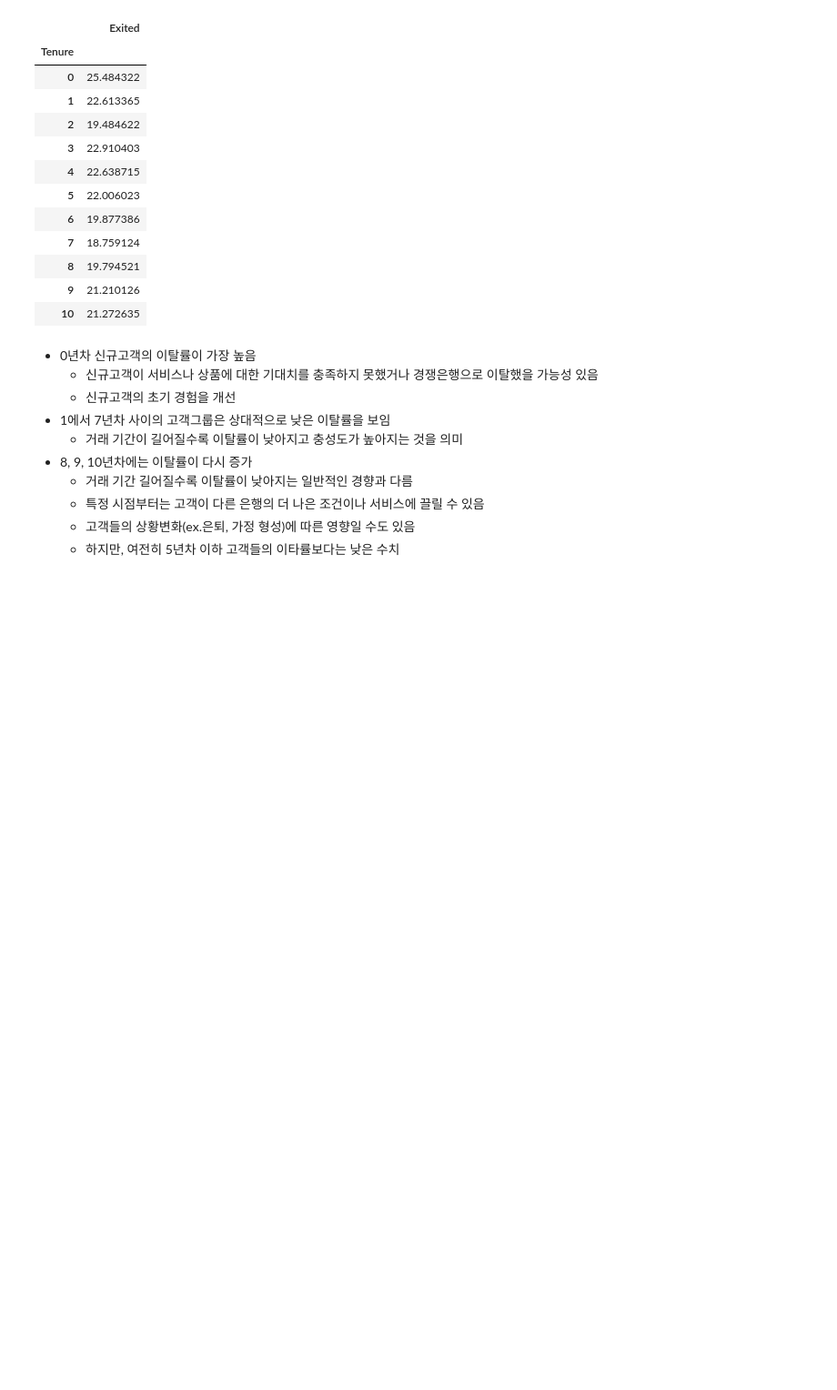
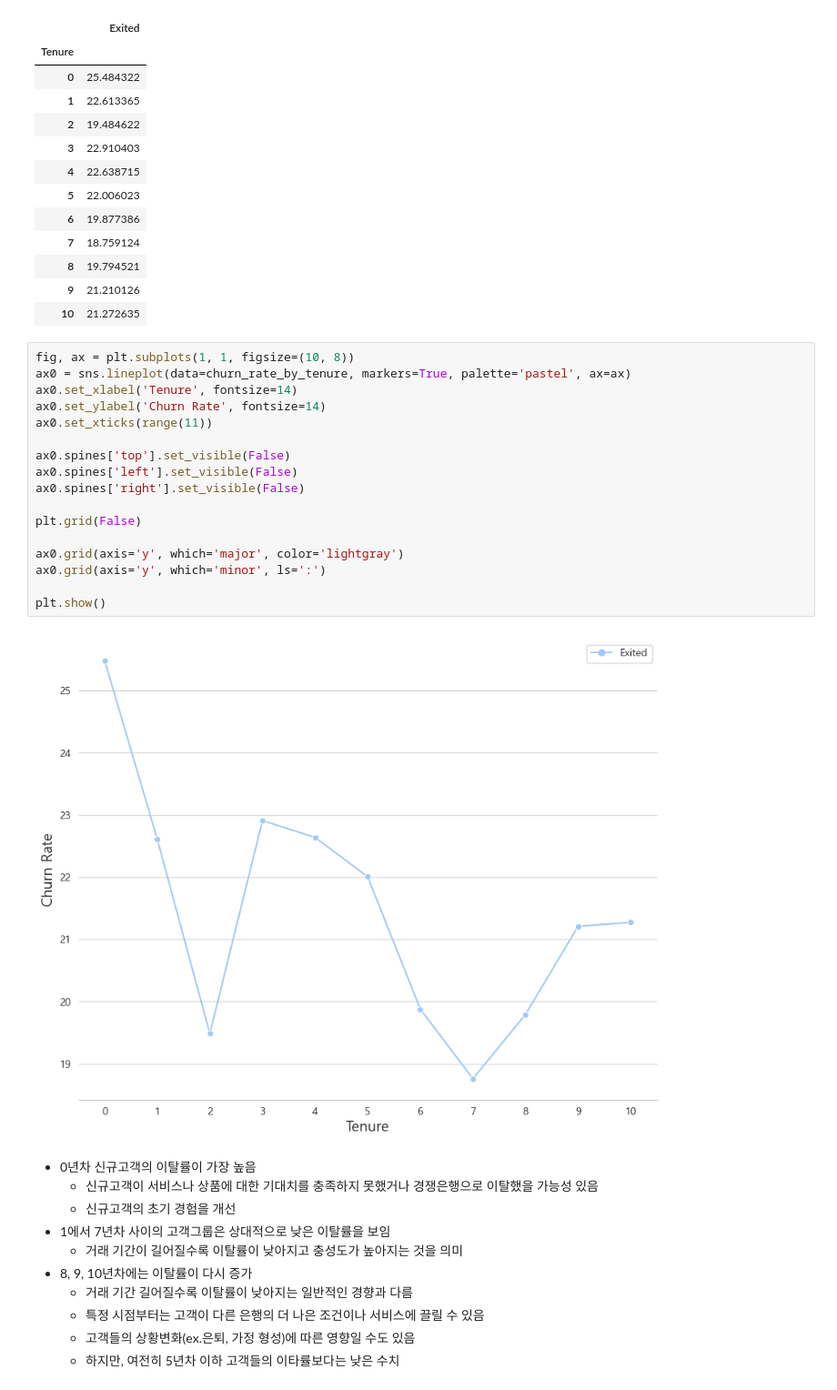
Before and after one commit to kikipark9/ML_Team_Project, a Jupyter notebook: eda_source/Cohort_Retension.ipynb, the cells around one changed output. Shown at 91% size. Drawn from its saved outputs; the diff is of its cells as text; blank space fills up the shorter version.

Commit message:
Tenure_Churn LinePlot

```diff
--- a/eda_source/Cohort_Retension.ipynb
+++ b/eda_source/Cohort_Retension.ipynb
@@ -36,6 +36,25 @@ churn_rate_by_tenure
 | 8 | 19.794521 |
 | 9 | 21.210126 |
 | 10 | 21.272635 |
+# %%
+fig, ax = plt.subplots(1, 1, figsize=(10, 8))
+ax0 = sns.lineplot(data=churn_rate_by_tenure, markers=True, palette='pastel', ax=ax)
+ax0.set_xlabel('Tenure', fontsize=14)
+ax0.set_ylabel('Churn Rate', fontsize=14)
+ax0.set_xticks(range(11))
+
+ax0.spines['top'].set_visible(False)
+ax0.spines['left'].set_visible(False)
+ax0.spines['right'].set_visible(False)
+
+plt.grid(False)
+
+ax0.grid(axis='y', which='major', color='lightgray')
+ax0.grid(axis='y', which='minor', ls=':')
+
+plt.show()
+# %% [output]
+[figure, added]
 # %% [markdown]
 - 0년차 신규고객의 이탈률이 가장 높음
     - 신규고객이 서비스나 상품에 대한 기대치를 충족하지 못했거나 경쟁은행으로 이탈했을 가능성 있음
```
